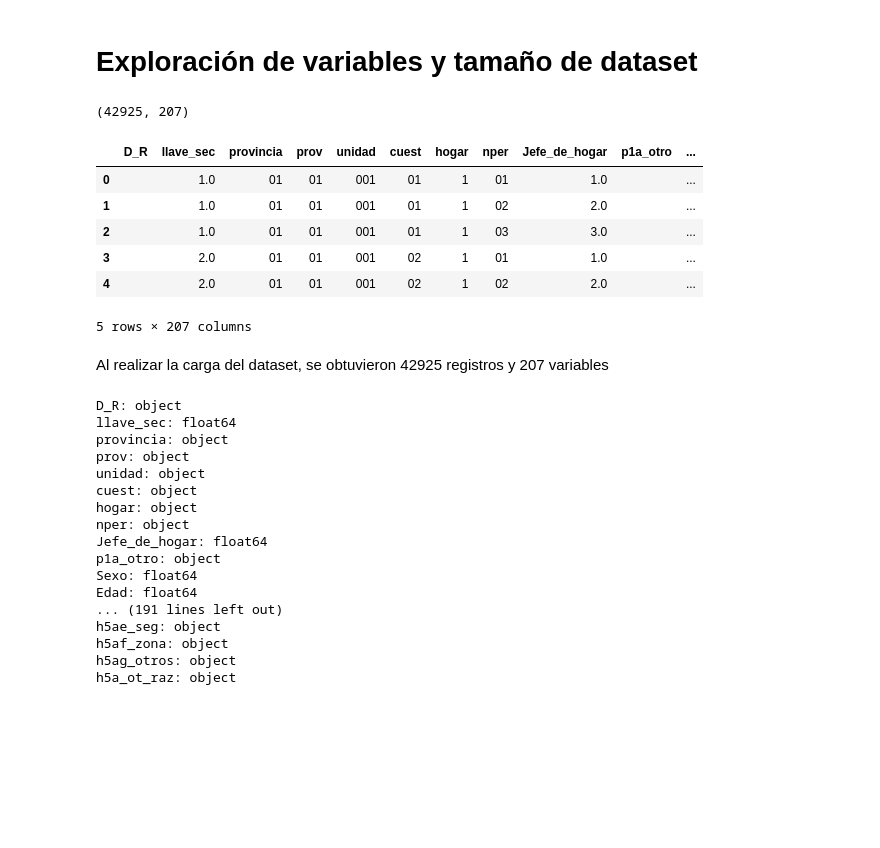
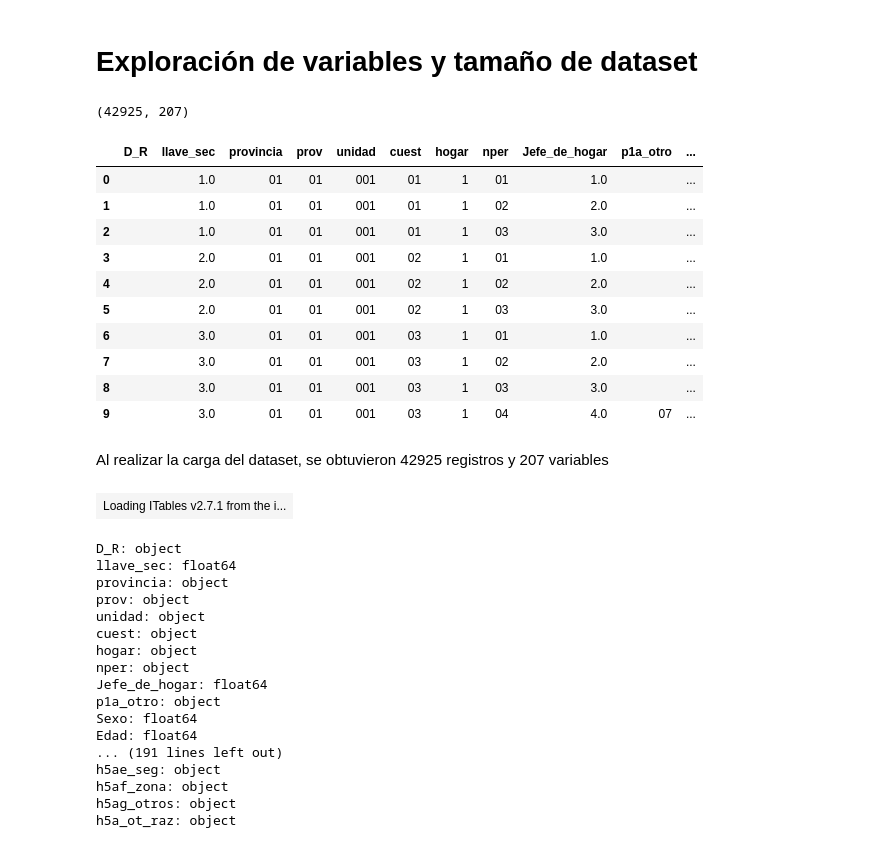
Before and after one commit to edreyesc/ProyectoIngegradorII, a Jupyter notebook: proy_integrador2_empleo.ipynb, the cells around one changed output. Drawn from its saved outputs; the diff is of its cells as text; code cells hidden in the pictures; blank space fills up the shorter version.

```diff
--- a/proy_integrador2_empleo.ipynb
+++ b/proy_integrador2_empleo.ipynb
@@ -47,20 +46,32 @@ Saving 240322base de datos completa.sav to 240322base de datos completa.sav
 df, meta = pyreadstat.read_sav("240322base de datos completa.sav")
 # %% [markdown]
 # Exploración de variables y tamaño de dataset
-# %%
-print(df.shape)
-df.head()
-# %% [output]
-(42925, 207)
-|  | D_R | llave_sec | provincia | prov | unidad | cuest | hogar | nper | Jefe_de_hogar | p1a_otro | ... |
-| 0 |  | 1.0 | 01 | 01 | 001 | 01 | 1 | 01 | 1.0 |  | ... |
-| 1 |  | 1.0 | 01 | 01 | 001 | 01 | 1 | 02 | 2.0 |  | ... |
-| 2 |  | 1.0 | 01 | 01 | 001 | 01 | 1 | 03 | 3.0 |  | ... |
-| 3 |  | 2.0 | 01 | 01 | 001 | 02 | 1 | 01 | 1.0 |  | ... |
-| 4 |  | 2.0 | 01 | 01 | 001 | 02 | 1 | 02 | 2.0 |  | ... |
-5 rows × 207 columns
+# %%
+print(df.shape)
+pd.set_option('display.max_rows', None)
+pd.set_option('display.max_columns', None)
+pd.set_option('display.width', None)
+df.head(10)
+# %% [output]
+(42925, 207)
+|  | D_R | llave_sec | provincia | prov | unidad | cuest | hogar | nper | Jefe_de_hogar | p1a_otro | ... |
+| 0 |  | 1.0 | 01 | 01 | 001 | 01 | 1 | 01 | 1.0 |  | ... |
+| 1 |  | 1.0 | 01 | 01 | 001 | 01 | 1 | 02 | 2.0 |  | ... |
+| 2 |  | 1.0 | 01 | 01 | 001 | 01 | 1 | 03 | 3.0 |  | ... |
+| 3 |  | 2.0 | 01 | 01 | 001 | 02 | 1 | 01 | 1.0 |  | ... |
+| 4 |  | 2.0 | 01 | 01 | 001 | 02 | 1 | 02 | 2.0 |  | ... |
+| 5 |  | 2.0 | 01 | 01 | 001 | 02 | 1 | 03 | 3.0 |  | ... |
+| 6 |  | 3.0 | 01 | 01 | 001 | 03 | 1 | 01 | 1.0 |  | ... |
+| 7 |  | 3.0 | 01 | 01 | 001 | 03 | 1 | 02 | 2.0 |  | ... |
+| 8 |  | 3.0 | 01 | 01 | 001 | 03 | 1 | 03 | 3.0 |  | ... |
+| 9 |  | 3.0 | 01 | 01 | 001 | 03 | 1 | 04 | 4.0 | 07 | ... |
 # %% [markdown]
 Al realizar la carga del dataset, se obtuvieron 42925 registros y 207 variables
+# %%
+# Para despliegue de datase en formato de tabla
+show(df)
+# %% [output]
+| Loading ITables v2.7.1 from the i... |
 # %%
 columnas = list(df.columns)
 
```
Also changed, not shown: parts of 10 cells of this notebook.
